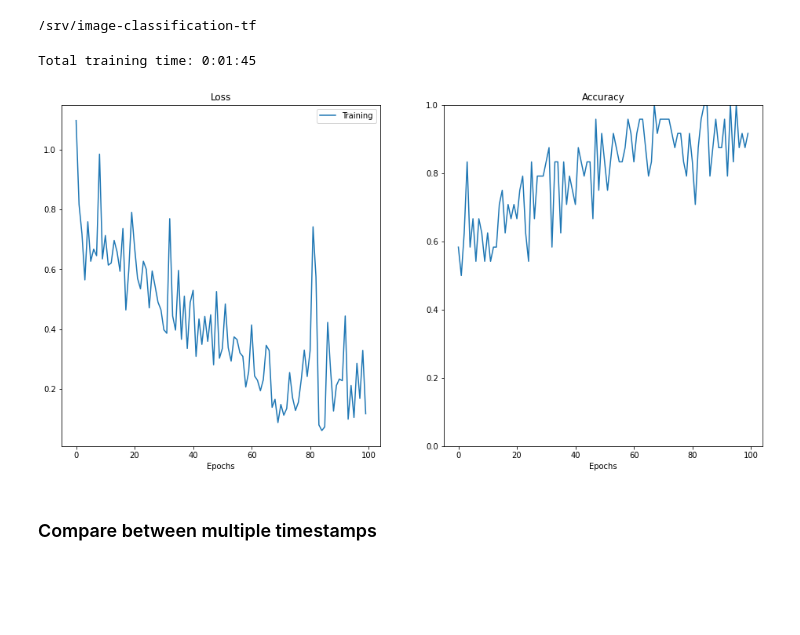
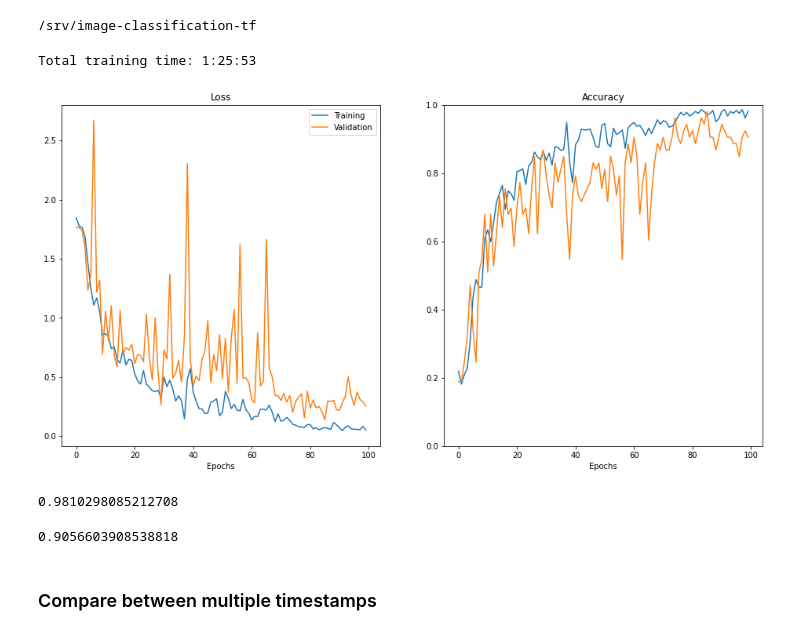
Before and after one commit to MiriamCobo/BrainGut-WineUp, a Jupyter notebook: notebooks/2.0-Model_training.ipynb, the cells around one changed output. Cells and saved outputs as stored; diff of their text form; code cells hidden in the pictures; blank space fills up the shorter version.

```diff
--- a/notebooks/2.0-Model_training.ipynb
+++ b/notebooks/2.0-Model_training.ipynb
@@ -51,36 +51,44 @@ import os
 import json
 from datetime import timedelta
 
 import matplotlib.pylab as plt
 import numpy as np
 
 from imgclas import paths, plot_utils
 
 # User parameters to set
-TIMESTAMP = '2021-09-14_111725'                       # timestamp of the model
+TIMESTAMP = '2021-09-28_Lab_Madrid_CopaBor_FondoBlanco_Xception_100ep'                       # timestamp of the model
 
 # Set the timestamp
 paths.timestamp = TIMESTAMP
 
 # Load training statistics
 stats_path = os.path.join(paths.get_stats_dir(), 'stats.json')
 with open(stats_path) as f:
     stats = json.load(f)
 
 # Load training configuration
 conf_path = os.path.join(paths.get_conf_dir(), 'conf.json')
 with open(conf_path) as f:
     conf = json.load(f)
 
 # Plot the trainig plots
 plot_utils.training_plots(conf, stats)
 
 # Print total training time
 tr_time = int(stats['training time (s)'])
 print('Total training time: {}'.format(timedelta(seconds=tr_time)))
 # %% [output]
-Total training time: 0:01:45
+Total training time: 1:25:53
-[figure, old version]
+[figure, new version]
+# %%
+stats['acc'][-1] # accuracy last epoch train
+# %% [output]
+0.9810298085212708
+# %%
+stats['val_acc'][-1] # acc last epoch val
+# %% [output]
+0.9056603908538818
 # %% [markdown]
 ### Compare between multiple timestamps
 # %%
```
Also changed, not shown: parts of 2 cells of this notebook, 6 other files.
